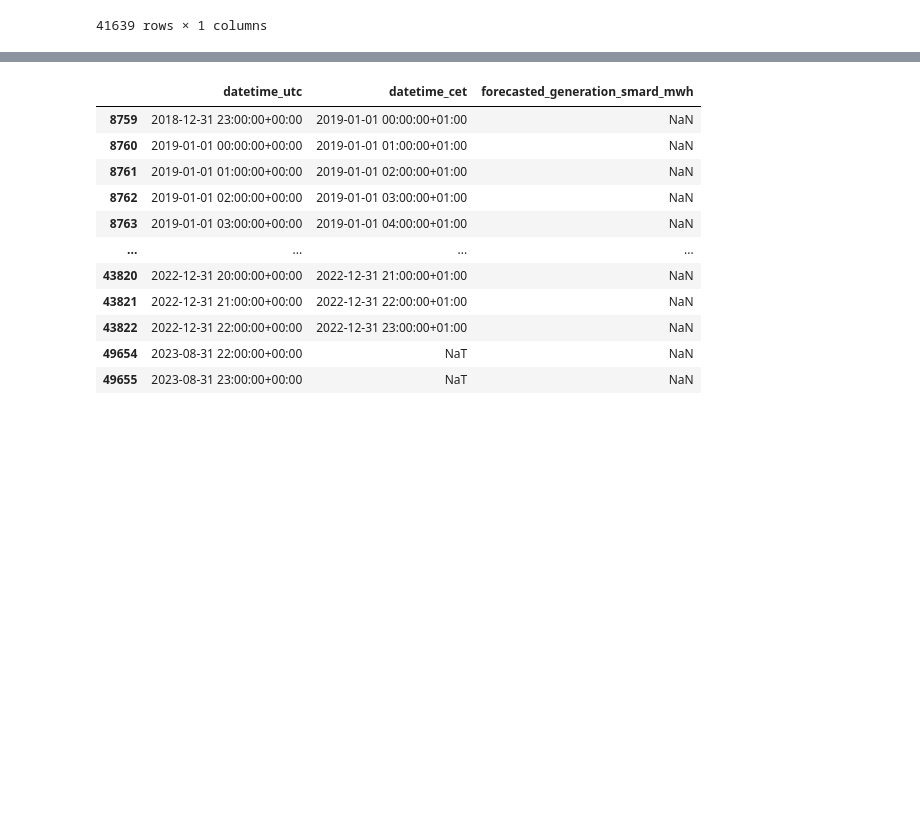
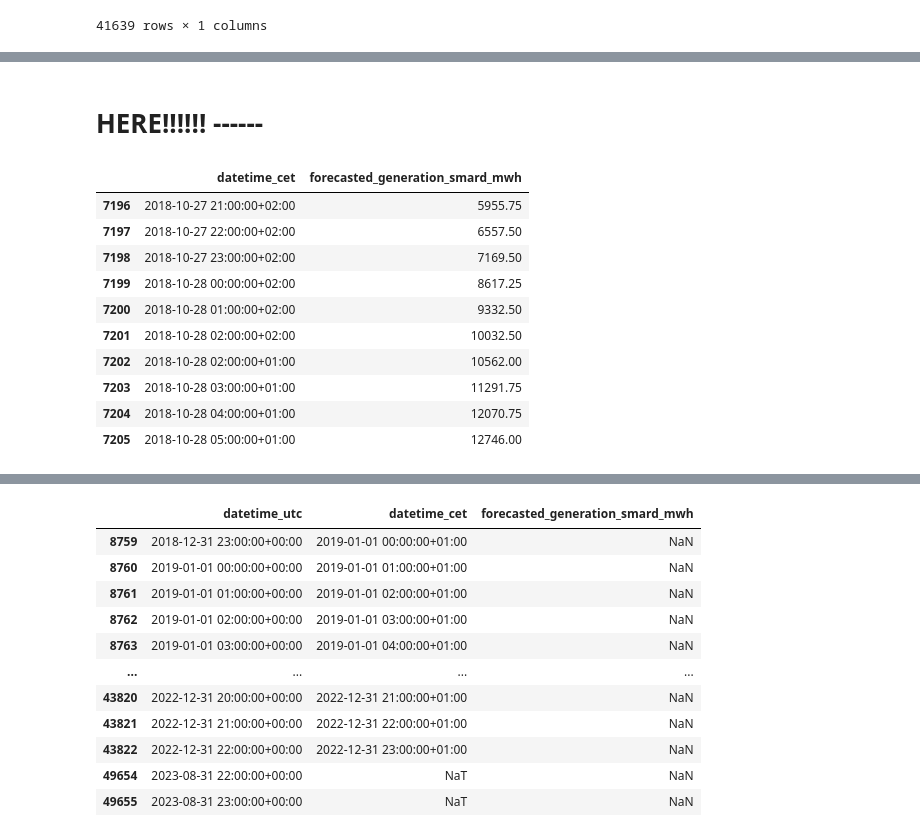
Before and after one commit to meteoviz/wind_power_forecasting_germany, a Jupyter notebook: notebooks/ML_dataframe.ipynb, the cells around one changed output, grey strips where cells are left out. Saved outputs shown, nothing was run; the diff lists cells and outputs as text; code cells hidden in the pictures; blank space fills up the shorter version.

```diff
--- a/notebooks/ML_dataframe.ipynb
+++ b/notebooks/ML_dataframe.ipynb
@@ -776 +752,17 @@ forecasted_generation_smard_mwh                   25562
 dtype: int64
+# %% [markdown]
+# HERE!!!!!! ------
+# %%
+df_smard_forecasted_generation.loc[df_smard_forecasted_generation['datetime_cet'] > pd.to_datetime('2018-10-27 18:00:00+00:00', utc=True)].head(10)
+# %% [output]
+|  | datetime_cet | forecasted_generation_smard_mwh |
+| 7196 | 2018-10-27 21:00:00+02:00 | 5955.75 |
+| 7197 | 2018-10-27 22:00:00+02:00 | 6557.50 |
+| 7198 | 2018-10-27 23:00:00+02:00 | 7169.50 |
+| 7199 | 2018-10-28 00:00:00+02:00 | 8617.25 |
+| 7200 | 2018-10-28 01:00:00+02:00 | 9332.50 |
+| 7201 | 2018-10-28 02:00:00+02:00 | 10032.50 |
+| 7202 | 2018-10-28 02:00:00+01:00 | 10562.00 |
+| 7203 | 2018-10-28 03:00:00+01:00 | 11291.75 |
+| 7204 | 2018-10-28 04:00:00+01:00 | 12070.75 |
+| 7205 | 2018-10-28 05:00:00+01:00 | 12746.00 |
```
Also changed, not shown: parts of 19 cells of this notebook.
